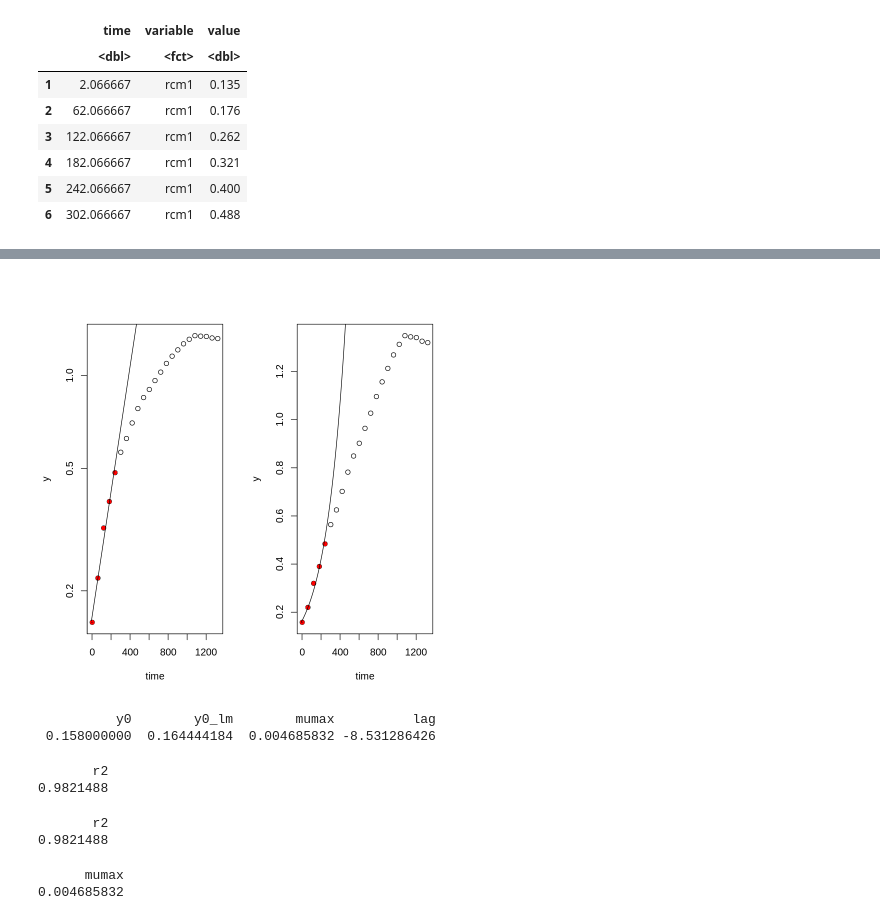
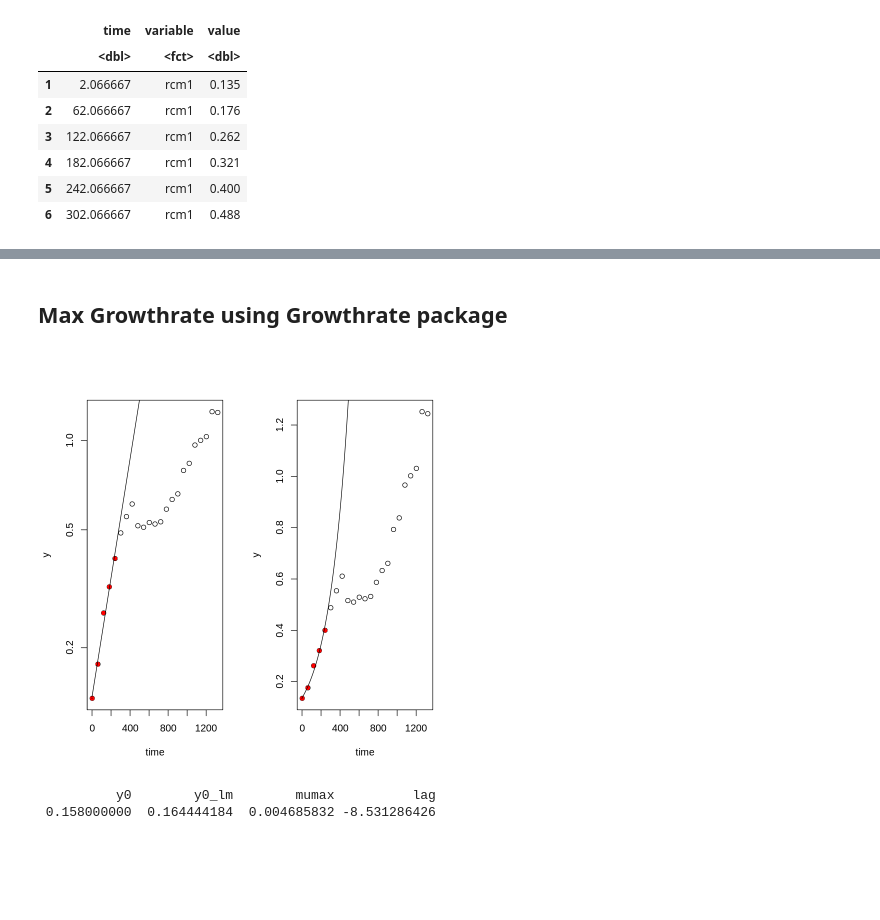
Before and after one commit to PrabJ/Flux_Balance_F_Prausnitzii, a Jupyter notebook: Growthrates.ipynb, the cells around one changed output, grey strips where cells are left out. Drawn from its saved outputs; the diff is of its cells as text; code cells hidden in the pictures; blank space fills up the shorter version.

```diff
--- a/Growthrates.ipynb
+++ b/Growthrates.ipynb
@@ -15,11 +10,8 @@ Loading required package: deSolve
 # %%
-mgamrcm<-read.table("Data/FECALIBACTERIUM PRAUSNITZII_mGAM_rcm", header = T)
+rcm_mgam<-read.table("Data/FECALIBACTERIUM PRAUSNITZII_mGAM_rcm", header = T)
 time_temp<-read.table("Data/time_temp", header=T)
 library(lubridate)
 time<-as.numeric(lubridate::as.difftime(as.character(time_temp[,1])))
-temp<-as.numeric(time_temp[,2])
-rcm<-cbind(time,mgamrcm[,1:3])
-mgam<-cbind(time,mgamrcm[,4:6])
-head(rcm)
-head(mgam)
+rcm_mgam<-cbind(time,rcm_mgam)
+head(rcm_mgam)
 # %% [output]
@@ -71,23 +79,17 @@ ggrcm
+# %% [markdown]
+## Max Growthrate using Growthrate package
 # %%
-fit <- fit_easylinear(rcm$time, rcm$rcm2)
+fit <- fit_easylinear(rcm_mgam$time, rcm$rcm1)
 par(mfrow = c(1, 2))
 plot(fit, log = "y")
 plot(fit)
 # %% [output]
-[figure, old version]
+[figure, new version]
 # %%
 coef(fit)      # exponential growth parameters
+mumax<-coef(fit)[3]
+rsquared(fit)
+mumax
 # %% [output]
           y0        y0_lm        mumax          lag
  0.158000000  0.164444184  0.004685832 -8.531286426
-       r2
-0.9821488
-# %%
-mumax<-coef(fit)[3]
-rsquared(fit)
-mumax
-# %% [output]
-       r2
-0.9821488
-      mumax
-0.004685832
```
Also changed, not shown: parts of 13 cells of this notebook, 1 other file.
